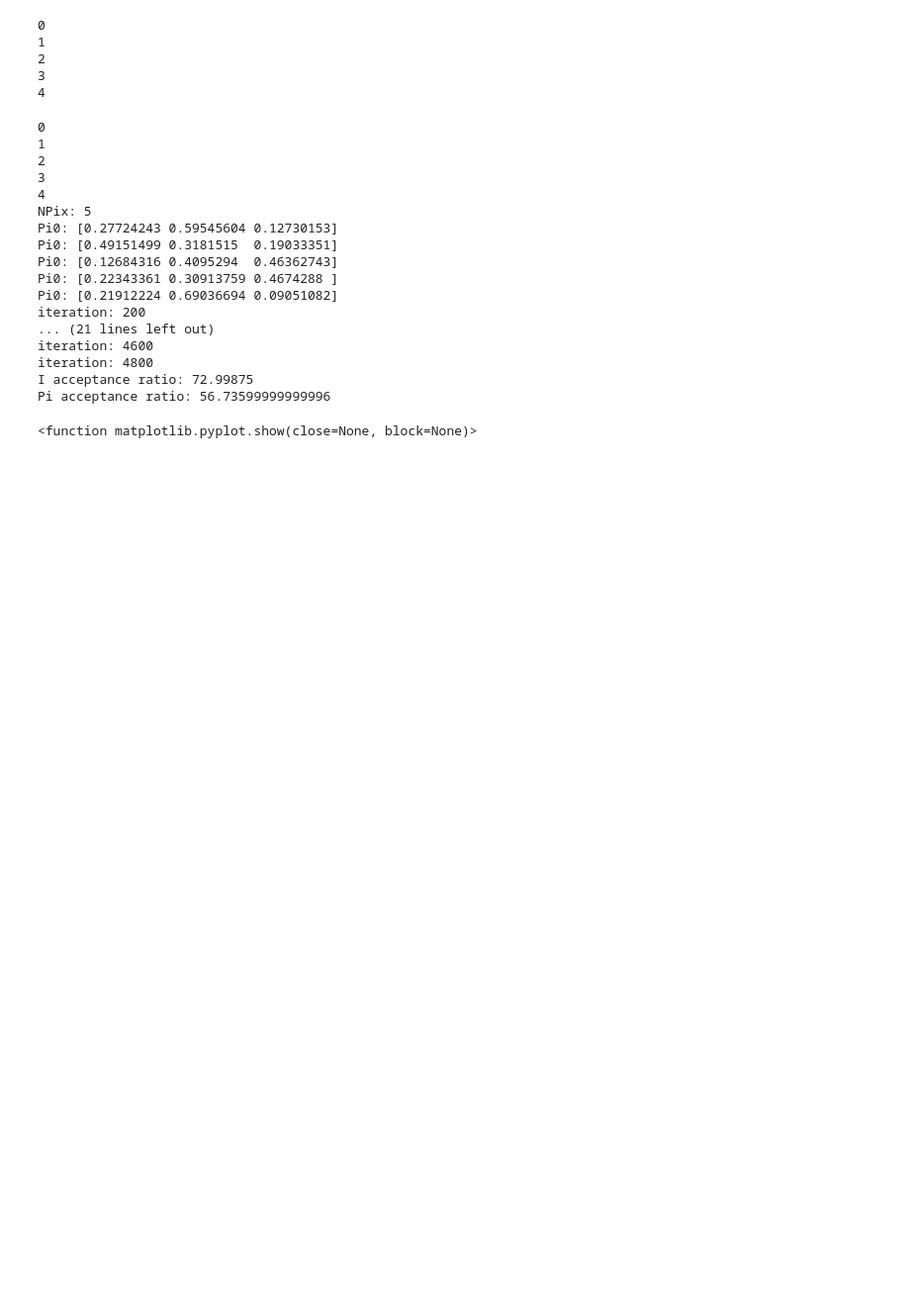
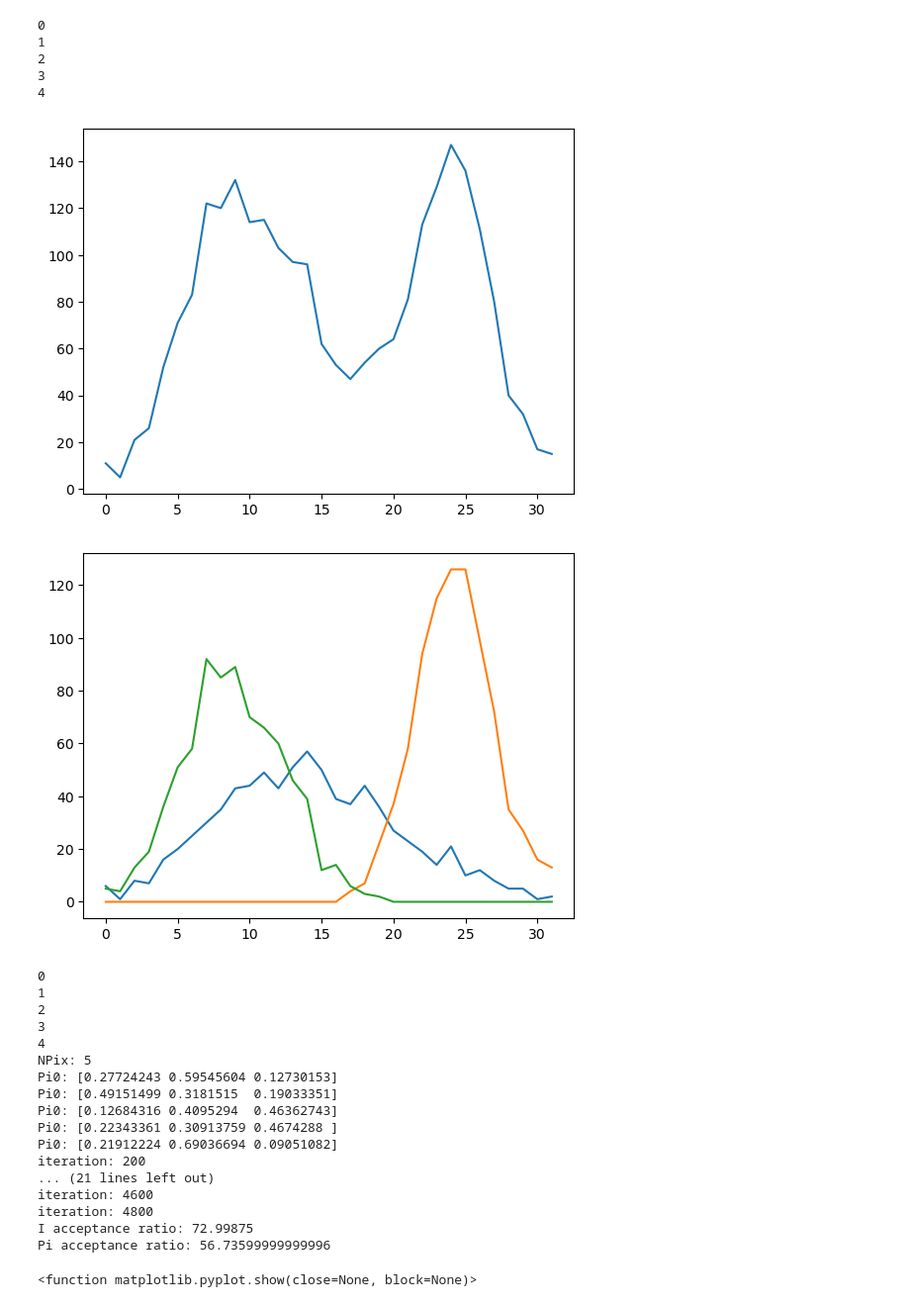
Before and after one commit to MohamadFazel/Bayes-S-FLIM, a Jupyter notebook: Spectral-FLIM.ipynb, the cells around one changed output. Shown: that part at 99% size. Cells and saved outputs as stored; diff of their text form; code cells hidden in the pictures; blank space fills up the shorter version.

Commit message:
Gen_Data is updated to return the spectrum

```diff
--- a/Spectral-FLIM.ipynb
+++ b/Spectral-FLIM.ipynb
@@ -29,11 +27,16 @@ def gen_Data(NPix,NPulse,TInterP,Lifetimes,SpecInd,ExcProbs,TauIRF,SigIRF):
    # ExcProbs: species excitation probabilities
    # TauIRF: mean of the IRF (ns)
    # SigIRF: sigma of the IRF (ns)
+   # Dt: simulated arrival times per pixel (output)
+   # Lambda: number of dsimulated photons per spectral band per pixel (output)
+   # SpecInten: number of simulated photons per spectral band per pixel per species (output)
 
    #Parameters for species spectrum
    Alphas = np.array([1.4, 55, 420, 150, 200])
    Betas = np.array([30, 10, 1.6, 3.25, 2.9])
    Lambda = np.zeros((NPix,32))
+   NN = np.size(SpecInd)
+   SpecInten = np.zeros((NPix,NN,32))
    Dt = {}
    SpecBands = np.array(range(375,760,12))
    NSpec = np.size(Lifetimes)
@@ -65,34 +68,45 @@ def gen_Data(NPix,NPulse,TInterP,Lifetimes,SpecInd,ExcProbs,TauIRF,SigIRF):
             else:
                ID = 31
             Lambda[pp,ID] = Lambda[pp,ID] + 1
+            SpecInten[pp,Ind,ID] = SpecInten[pp,Ind,ID] + 1
          Dt[pp] = tmpDt
 
-   return Dt, Lambda
+   return Dt, Lambda, SpecInten
 # %%
 import matplotlib.pyplot as plt
 
 NPix = 5
 NPulse = 10**5
 #print(NPulse)
 TInterP = 12.8
 #print(TInterP)
 Lifetimes = np.array([0.5, 2, 7])
 SpecInd = [1, 2, 3]
 #print(Lifetimes)
 ExcProbs = np.array([[0.008, 0.008, 0.008], [0.008, 0, 0.008], [0, 0.008, 0.008], [0.008, 0.008, 0], [0, 0, 0.008]])
 #print(ExcProbs)
 TauIRF = 8
 #print(TauIRF)
 SigIRF = 0.5
 #print(SigIRF)
 
-[Dt,Lambda] = gen_Data(NPix,NPulse,TInterP,Lifetimes,SpecInd,ExcProbs,TauIRF,SigIRF)
+[Dt,Lambda,SpecInten] = gen_Data(NPix,NPulse,TInterP,Lifetimes,SpecInd,ExcProbs,TauIRF,SigIRF)
+
+plt.plot(Lambda[0,:])
+plt.show()
+
+plt.plot(SpecInten[0,0,:])
+plt.plot(SpecInten[0,1,:])
+plt.plot(SpecInten[0,2,:])
+plt.show()
 # %% [output]
 0
 1
 2
 3
 4
+[figure, added]
+[figure, added]
 # %%
 import numpy as np
 import scipy.stats as sc
```
Also changed, not shown: parts of 1 cell of this notebook.
